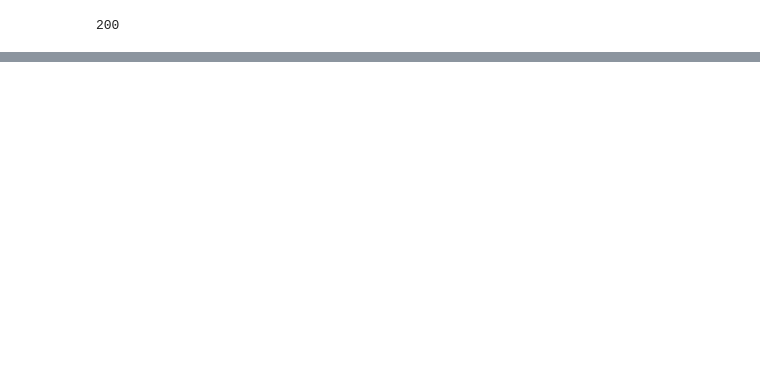
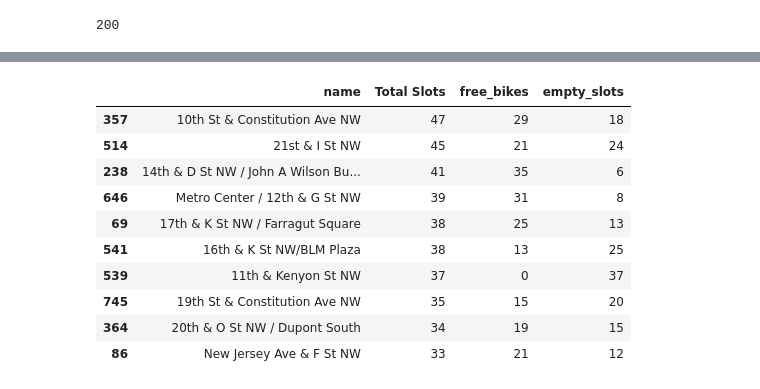
Before and after one commit to anniesidd/CityBike, a Jupyter notebook: Get_CityBike.ipynb, the cells around one changed output, grey strips where cells are left out. Cells and saved outputs as stored; diff of their text form; code cells hidden in the pictures; blank space fills up the shorter version.

```diff
--- a/Get_CityBike.ipynb
+++ b/Get_CityBike.ipynb
@@ -116,0 +126,16 @@ cabi_stations.sort_values('empty_slots', ascending=False).head(10)
+# %%
+nw_cabi_stations['Total Slots'] = nw_cabi_stations['free_bikes'] + nw_cabi_stations['empty_slots']
+
+nw_cabi_stations.loc[:,['name','Total Slots','free_bikes','empty_slots']].sort_values('Total Slots', ascending=False).head(10)
+# %% [output]
+|  | name | Total Slots | free_bikes | empty_slots |
+| 357 | 10th St & Constitution Ave NW | 47 | 29 | 18 |
+| 514 | 21st & I St NW | 45 | 21 | 24 |
+| 238 | 14th & D St NW / John A Wilson Bu... | 41 | 35 | 6 |
+| 646 | Metro Center / 12th & G St NW | 39 | 31 | 8 |
+| 69 | 17th & K St NW / Farragut Square | 38 | 25 | 13 |
+| 541 | 16th & K St NW/BLM Plaza | 38 | 13 | 25 |
+| 539 | 11th & Kenyon St NW | 37 | 0 | 37 |
+| 745 | 19th St & Constitution Ave NW | 35 | 15 | 20 |
+| 364 | 20th & O St NW / Dupont South | 34 | 19 | 15 |
+| 86 | New Jersey Ave & F St NW | 33 | 21 | 12 |
```
Also changed, not shown: parts of 7 cells of this notebook.
